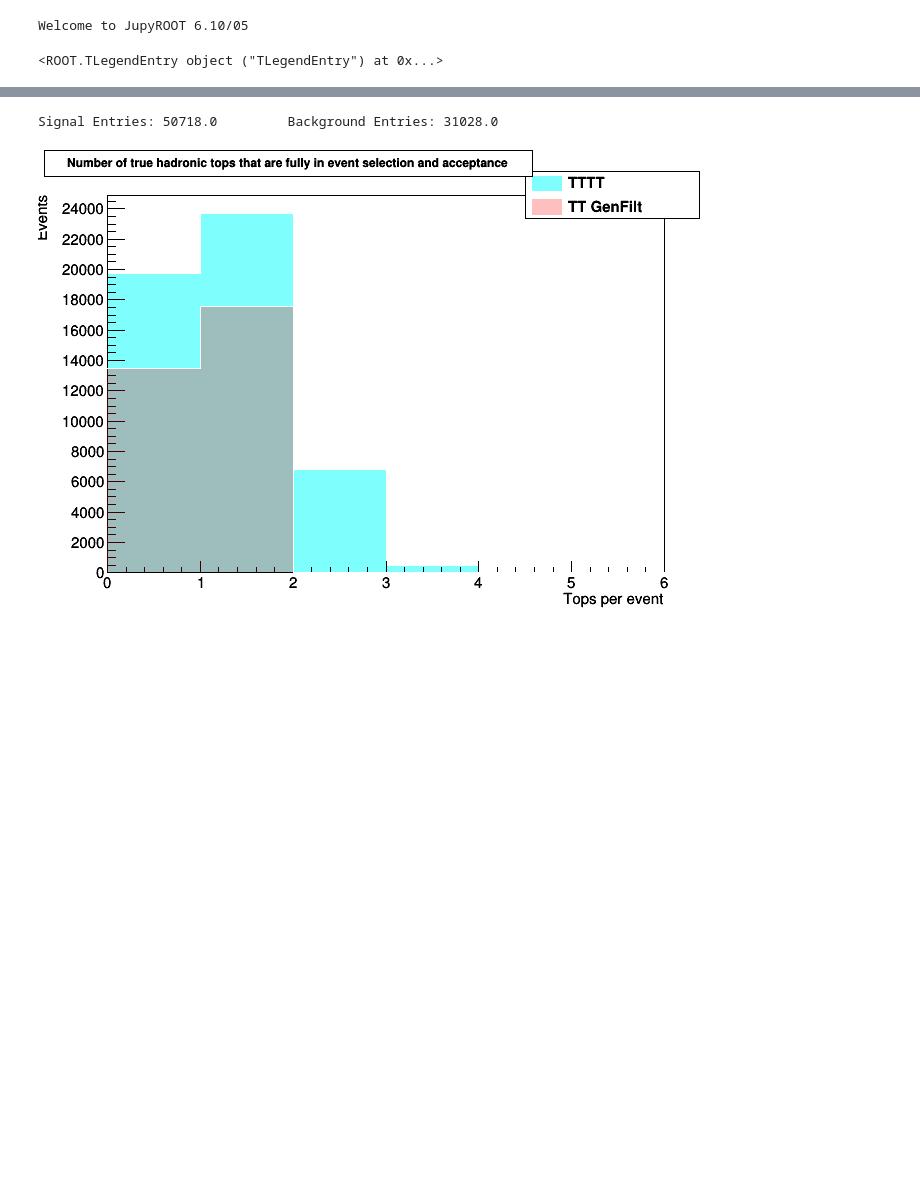
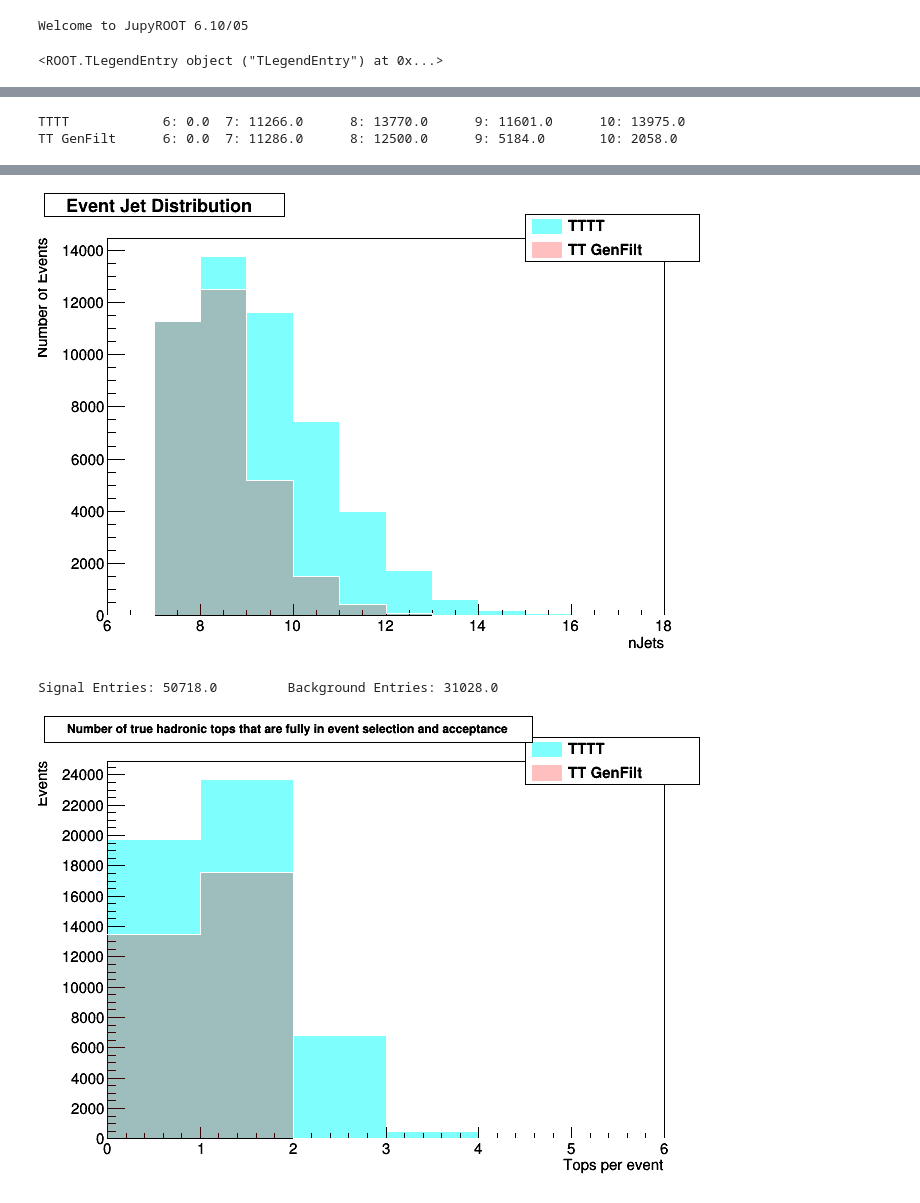
Before and after one commit to NJManganelli/TaggerTest, a Jupyter notebook: ntupler/plugins/.PlotsV4p2.ipynb, the cells around one changed output, grey strips where cells are left out. Drawn from its saved outputs; the diff is of its cells as text; code cells hidden in the pictures; blank space fills up the shorter version.

```diff
--- a/ntupler/plugins/.PlotsV4p2.ipynb
+++ b/ntupler/plugins/.PlotsV4p2.ipynb
@@ -147,3 +147,37 @@ c34 = ROOT.TCanvas("c34")
 cN1 = ROOT.TCanvas("cN1")
 cN2 = ROOT.TCanvas("cN2")
 cN3 = ROOT.TCanvas("cN3")
+# %%
+cJ = ROOT.TCanvas("cJ")
+cJ.cd()
+s_nJet = signal.h_nJet
+b_nJet = bkgd.h_nJet
+
+s_nJet.SetFillColorAlpha(cols1, alphaS)
+b_nJet.SetFillColorAlpha(colb1, alphaB)
+
+s_nJet.SetLineColor(0)
+b_nJet.SetLineColor(0)
+
+s_nJet.Draw()
+b_nJet.Draw("SAME")
+CountLeg.Draw()
+cJ.Update()
+cJ.Draw()
+
+s_6J = s_nJet.GetBinContent(1)
+s_7J = s_nJet.GetBinContent(2)
+s_8J = s_nJet.GetBinContent(3)
+s_9J = s_nJet.GetBinContent(4)
+s_10pJ = s_nJet.GetBinContent(5) + s_nJet.GetBinContent(6) + s_nJet.GetBinContent(7) + s_nJet.GetBinContent(8) + s_nJet.GetBinContent(9)
+print(str(leg0a) + "\t\t6: " + str(s_6J) + "\t7: " + str(s_7J) + "\t8: " + str(s_8J) + "\t9: " + str(s_9J) + "\t10: " + str(s_10pJ))
+
+b_6J = b_nJet.GetBinContent(1)
+b_7J = b_nJet.GetBinContent(2)
+b_8J = b_nJet.GetBinContent(3)
+b_9J = b_nJet.GetBinContent(4)
+b_10pJ = b_nJet.GetBinContent(5) + b_nJet.GetBinContent(6) + b_nJet.GetBinContent(7) + b_nJet.GetBinContent(8) + b_nJet.GetBinContent(9)
+print(str(leg0b) + "\t6: " + str(b_6J) + "\t7: " + str(b_7J) + "\t8: " + str(b_8J) + "\t9: " + str(b_9J) + "\t10: " + str(b_10pJ))
+# %% [output]
+TTTT            6: 0.0  7: 11266.0      8: 13770.0      9: 11601.0      10: 13975.0
+TT GenFilt      6: 0.0  7: 11286.0      8: 12500.0      9: 5184.0       10: 2058.0
@@ -150,3 +185,4 @@ cN3 = ROOT.TCanvas("cN3")
+[figure, added]
 # %%
 c1.cd()
 h1s.SetFillColorAlpha(cols1, alphaS)
```
Also changed, not shown: parts of 5 cells of this notebook, 1 other file.
